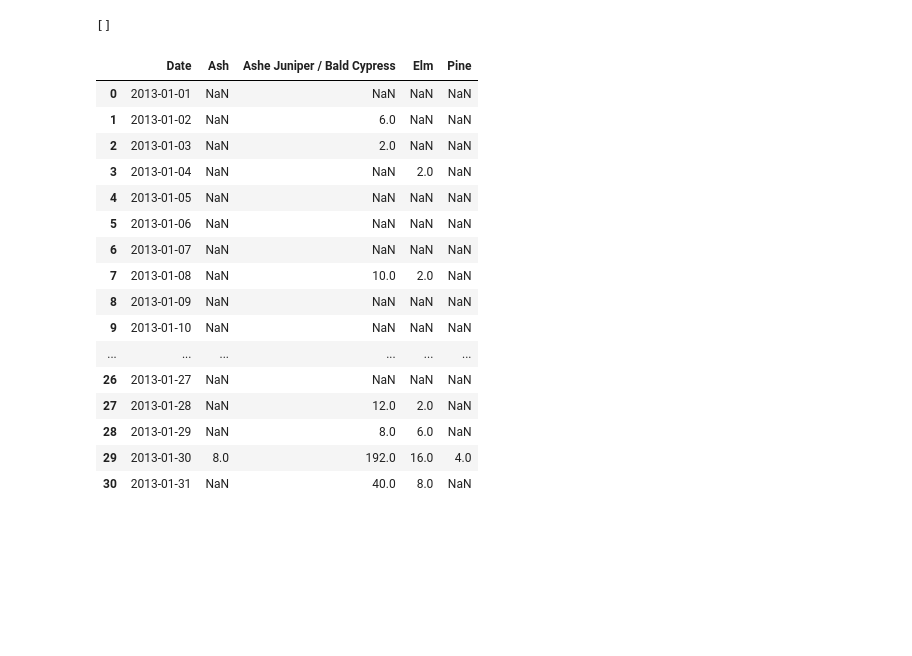
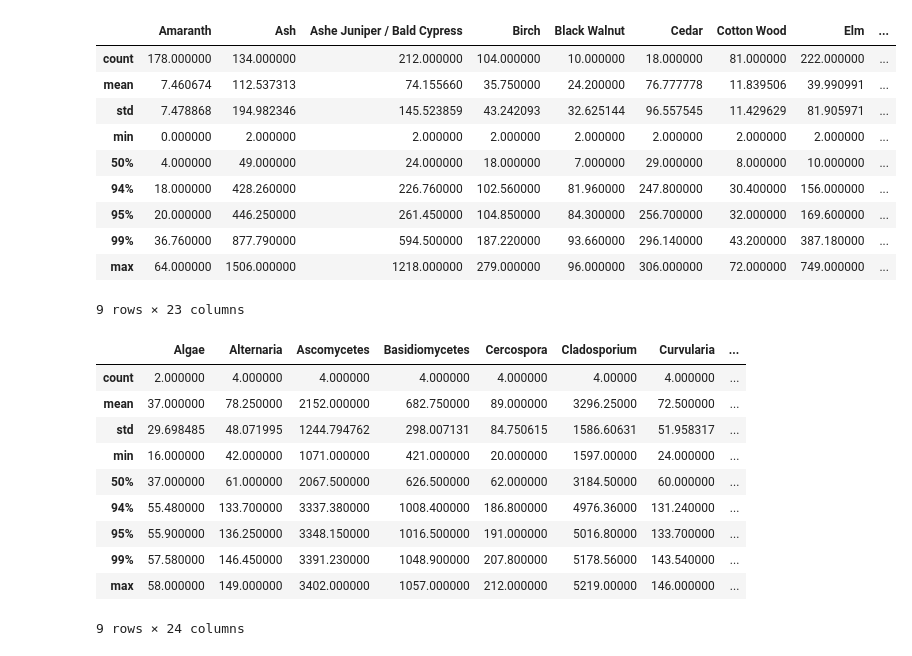
Before and after one commit to emptyflash/houston-pollen-data, a Jupyter notebook: load_excel.ipynb, the cells around one changed output. Drawn from its saved outputs; the diff is of its cells as text; code cells hidden in the pictures; blank space fills up the shorter version.

Commit message:
Almost finish up data cleaning

```diff
--- a/load_excel.ipynb
+++ b/load_excel.ipynb
@@ -45,11 +58,10 @@ mold_sheets[0].head()
 # Cleaning up and unifying column names
 unify_pollen = {
     "Other Tree Pollen": "Other Tree",
-    "Other Tree/Unidentified": "Other Tree",
+    "Other Tree/unidentified": "Other Tree",
     "Other Weed Pollen": "Other Weed",
-    "Other Weed/Unidentified": "Other Weed"
+    "Other Weed/unidentified": "Other Weed"
 }
-from name_conversions import common_to_scientific
 def pollen_column_mapper(column_name):
     # This deletes parens and contents
     result = re.sub(r"\(.+\)", "", column_name)
@@ -58,7 +70,4 @@ def pollen_column_mapper(column_name):
     result = unify_pollen.get(result, result)
     return result
 
-for sheet in pollen_sheets:
-    sheet.rename(columns=pollen_column_mapper, inplace=True)
-
-set(np.concatenate([s.columns.values for s in pollen_sheets]))
+pollen_sheets = [sheet.rename(columns=pollen_column_mapper) for sheet in pollen_sheets]
@@ -126,31 +111,15 @@ def convert_dates(metadata, sheet):
     year = metadata[1]
     num_days = calendar.monthrange(year, month)[1]
     sheet = sheet[sheet['Date'].astype(str).apply(lambda d: d.isdecimal())]
-    sheet = sheet[sheet['Date'].astype(int) <= num_days]
-    sheet['Date'] = sheet['Date'].apply(lambda day: date(year, month, int(day)))
-    return sheet
+    sheet = sheet[(sheet['Date'].astype(int) <= num_days) & (sheet['Date'].astype(int) > 0)]
+    sheet['Date'] = sheet['Date'].apply(lambda day: date(year, month, int(float(day))))
+    return sheet.set_index('Date')
 pollen_sheets = list(map(lambda a: convert_dates(a[0], a[1]), zip([a for a in all_data if a[2] == "pollen"], pollen_sheets)))
+mold_sheets = list(map(lambda a: convert_dates(a[0], a[1]), zip([a for a in all_data if a[2] == "mold"], mold_sheets)))
-# %%
-[i for i, a in enumerate(pollen_sheets) if any(a['Date'].astype(str) == "sdsfe")]
-# %% [output]
-[]
-# %%
-pollen_sheets[0]
-# %% [output]
-|  | Date | Ash | Ashe Juniper / Bald Cypress | Elm | Pine |
-| 0 | 2013-01-01 | NaN | NaN | NaN | NaN |
-| 1 | 2013-01-02 | NaN | 6.0 | NaN | NaN |
-| 2 | 2013-01-03 | NaN | 2.0 | NaN | NaN |
-| 3 | 2013-01-04 | NaN | NaN | 2.0 | NaN |
-| 4 | 2013-01-05 | NaN | NaN | NaN | NaN |
-| 5 | 2013-01-06 | NaN | NaN | NaN | NaN |
-| 6 | 2013-01-07 | NaN | NaN | NaN | NaN |
-| 7 | 2013-01-08 | NaN | 10.0 | 2.0 | NaN |
-| 8 | 2013-01-09 | NaN | NaN | NaN | NaN |
-| 9 | 2013-01-10 | NaN | NaN | NaN | NaN |
-| ... | ... | ... | ... | ... | ... |
-| 26 | 2013-01-27 | NaN | NaN | NaN | NaN |
-| 27 | 2013-01-28 | NaN | 12.0 | 2.0 | NaN |
-| 28 | 2013-01-29 | NaN | 8.0 | 6.0 | NaN |
-| 29 | 2013-01-30 | 8.0 | 192.0 | 16.0 | 4.0 |
-| 30 | 2013-01-31 | NaN | 40.0 | 8.0 | NaN |
+# %%
+from functools import reduce
+pollen_sheet = reduce(lambda a,b: a.append(b), pollen_sheets).dropna(axis=(0,1), how="all")
+mold_sheet = reduce(lambda a,b: a.append(b), mold_sheets).dropna(axis=(0,1), how="all")
+# %%
+drop_cols = pollen_sheet[pollen_sheet > 0].count(numeric_only=True) <= 1
+pollen_sheet = pollen_sheet.drop(columns=drop_cols[drop_cols == True].keys())
@@ -156,0 +129,14 @@ pollen_sheets[0]
+# %%
+pollen_sheet.describe(percentiles=[.99, .95, .94])
+# %% [output]
+|  | Amaranth | Ash | Ashe Juniper / Bald Cypress | Birch | Black Walnut | Cedar | Cotton Wood | Elm | ... |
+| count | 178.000000 | 134.000000 | 212.000000 | 104.000000 | 10.000000 | 18.000000 | 81.000000 | 222.000000 | ... |
+| mean | 7.460674 | 112.537313 | 74.155660 | 35.750000 | 24.200000 | 76.777778 | 11.839506 | 39.990991 | ... |
+| std | 7.478868 | 194.982346 | 145.523859 | 43.242093 | 32.625144 | 96.557545 | 11.429629 | 81.905971 | ... |
+| min | 0.000000 | 2.000000 | 2.000000 | 2.000000 | 2.000000 | 2.000000 | 2.000000 | 2.000000 | ... |
+| 50% | 4.000000 | 49.000000 | 24.000000 | 18.000000 | 7.000000 | 29.000000 | 8.000000 | 10.000000 | ... |
+| 94% | 18.000000 | 428.260000 | 226.760000 | 102.560000 | 81.960000 | 247.800000 | 30.400000 | 156.000000 | ... |
+| 95% | 20.000000 | 446.250000 | 261.450000 | 104.850000 | 84.300000 | 256.700000 | 32.000000 | 169.600000 | ... |
+| 99% | 36.760000 | 877.790000 | 594.500000 | 187.220000 | 93.660000 | 296.140000 | 43.200000 | 387.180000 | ... |
+| max | 64.000000 | 1506.000000 | 1218.000000 | 279.000000 | 96.000000 | 306.000000 | 72.000000 | 749.000000 | ... |
+9 rows × 23 columns
@@ -156,0 +146,14 @@ pollen_sheets[0]
+# %%
+mold_sheet.describe(percentiles=[.99, .95, .94])
+# %% [output]
+|  | Algae | Alternaria | Ascomycetes | Basidiomycetes | Cercospora | Cladosporium | Curvularia | ... |
+| count | 2.000000 | 4.000000 | 4.000000 | 4.000000 | 4.000000 | 4.00000 | 4.000000 | ... |
+| mean | 37.000000 | 78.250000 | 2152.000000 | 682.750000 | 89.000000 | 3296.25000 | 72.500000 | ... |
+| std | 29.698485 | 48.071995 | 1244.794762 | 298.007131 | 84.750615 | 1586.60631 | 51.958317 | ... |
+| min | 16.000000 | 42.000000 | 1071.000000 | 421.000000 | 20.000000 | 1597.00000 | 24.000000 | ... |
+| 50% | 37.000000 | 61.000000 | 2067.500000 | 626.500000 | 62.000000 | 3184.50000 | 60.000000 | ... |
+| 94% | 55.480000 | 133.700000 | 3337.380000 | 1008.400000 | 186.800000 | 4976.36000 | 131.240000 | ... |
+| 95% | 55.900000 | 136.250000 | 3348.150000 | 1016.500000 | 191.000000 | 5016.80000 | 133.700000 | ... |
+| 99% | 57.580000 | 146.450000 | 3391.230000 | 1048.900000 | 207.800000 | 5178.56000 | 143.540000 | ... |
+| max | 58.000000 | 149.000000 | 3402.000000 | 1057.000000 | 212.000000 | 5219.00000 | 146.000000 | ... |
+9 rows × 24 columns
```
Also changed, not shown: parts of 7 cells of this notebook.
